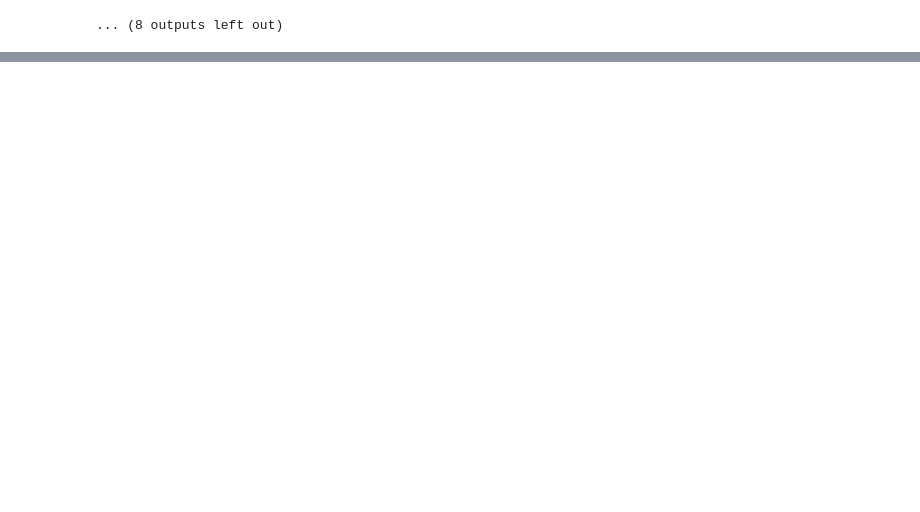
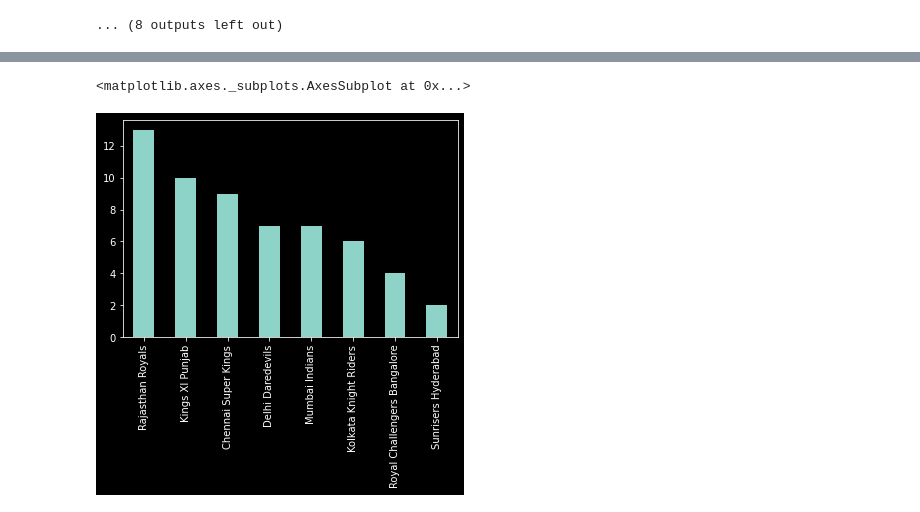
Before and after one commit to Aiant1/Data_Analysis_Projects, a Jupyter notebook: Indian_Premier_League_Data_analysis.ipynb, the cells around one changed output, grey strips where cells are left out. Cells and saved outputs as stored; diff of their text form; code cells hidden in the pictures; blank space fills up the shorter version.

```diff
--- a/Indian_Premier_League_Data_analysis.ipynb
+++ b/Indian_Premier_League_Data_analysis.ipynb
@@ -350,0 +362,5 @@ Highest man of the match of each season : 2013
+# %%
+season1["winner"].value_counts().plot(kind="bar")
+# %% [output]
+<matplotlib.axes._subplots.AxesSubplot at 0x...>
+[figure, added]
```
Also changed, not shown: parts of 4 cells of this notebook.
